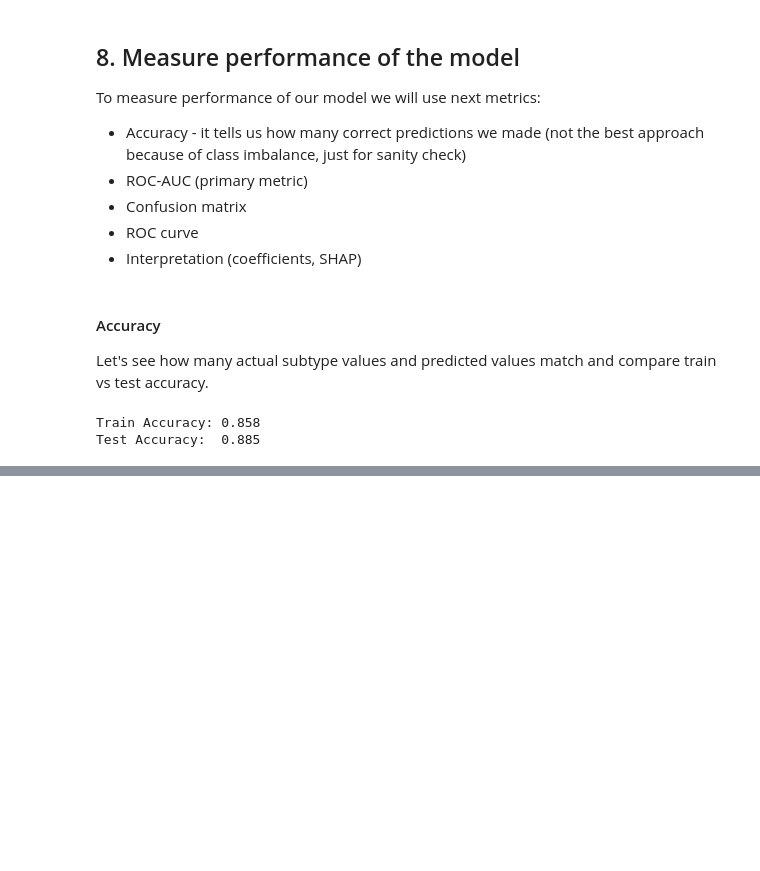
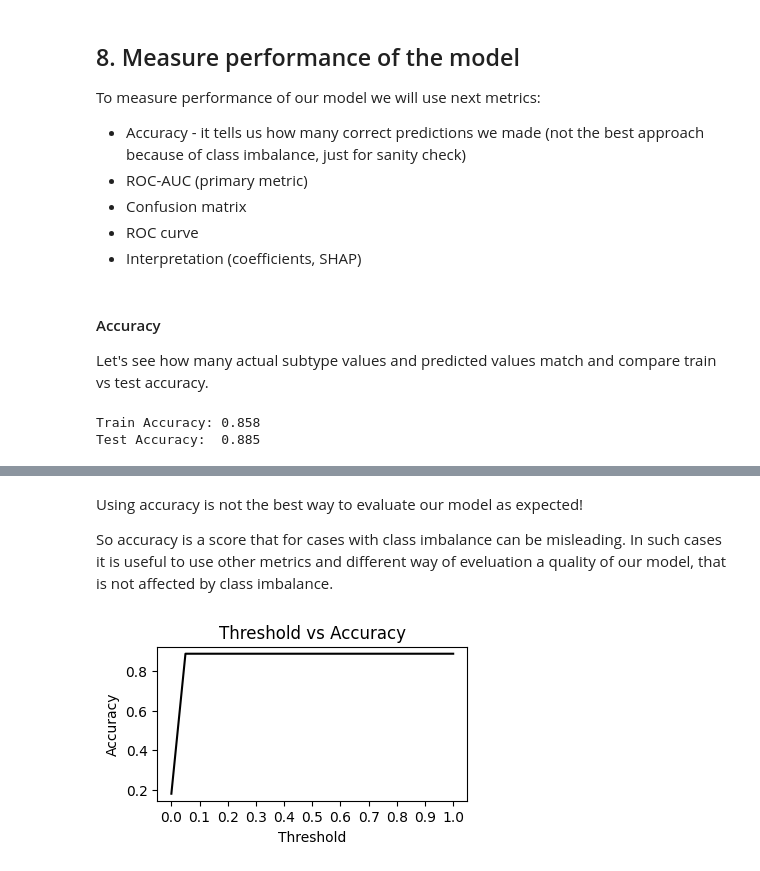
Before and after one commit to ekhlebus/tme-breast-cancer-subtype-prediction, a Jupyter notebook: tme-breast-cancer-subtype-prediction.ipynb, the cells around one changed output, grey strips where cells are left out. Cells and saved outputs as stored; diff of their text form; code cells hidden in the pictures; blank space fills up the shorter version.

Commit message:
TME subtypes: model interpretation, notebook updated

```diff
--- a/tme-breast-cancer-subtype-prediction.ipynb
+++ b/tme-breast-cancer-subtype-prediction.ipynb
@@ -1143,0 +836,10 @@ np.int64(1)
+# %%
+# function to check different thresholds
+thresholds = np.linspace(0, 1, 21)
+
+accuracies = []
+
+for t in thresholds:
+    acc = accuracy_score(y_test, y_test_pred >= t) # from sklearn.metrics
+    accuracies.append(acc)
+    print('%0.2f %0.3f' % (t, acc))
@@ -1143,0 +864,20 @@ np.int64(1)
+# %% [markdown]
+Using accuracy is not the best way to evaluate our model as expected!
+
+So accuracy is a score that for cases with class imbalance can be misleading. In such cases it is useful to use other metrics and different way of eveluation a quality of our model, that is not affected by class imbalance.
+# %%
+plt.figure(figsize=(4, 2))
+
+plt.plot(thresholds, accuracies, color='black')
+
+plt.title('Threshold vs Accuracy')
+plt.xlabel('Threshold')
+plt.ylabel('Accuracy')
+
+plt.xticks(np.linspace(0, 1, 11))
+
+# plt.savefig('04_threshold_accuracy.svg')
+
+plt.show()
+# %% [output]
+[figure, added]
```
Also changed, not shown: parts of 73 cells of this notebook.
